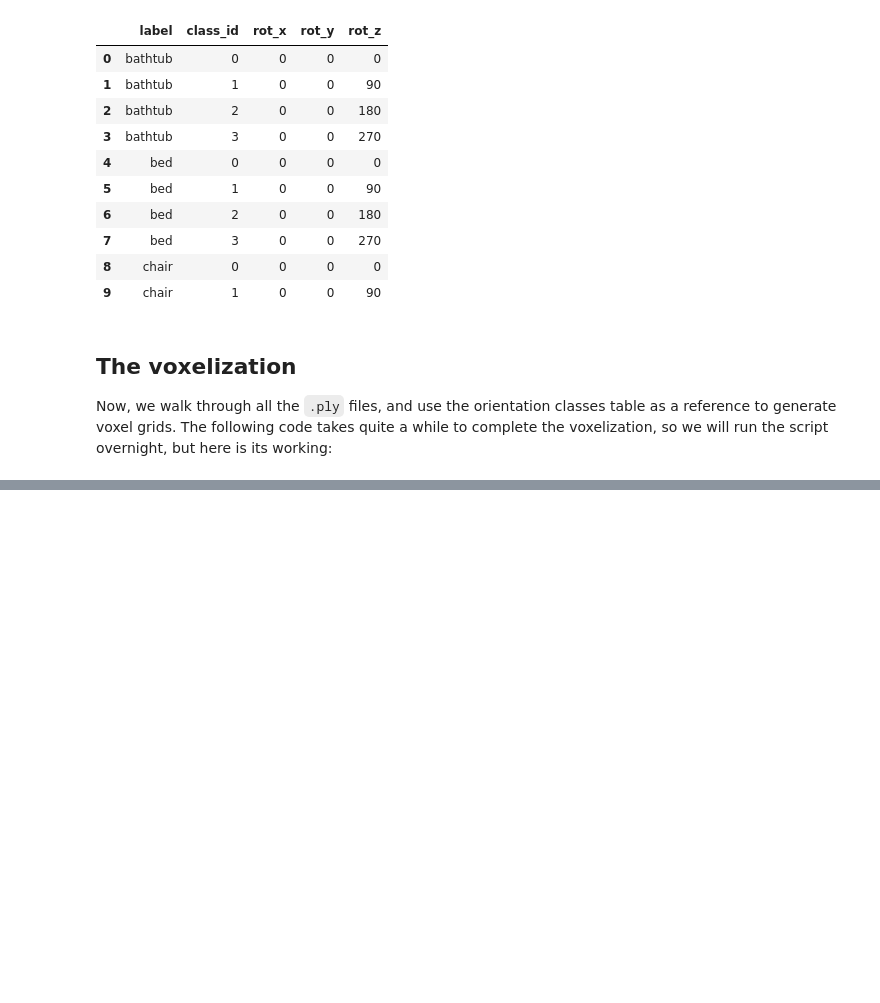
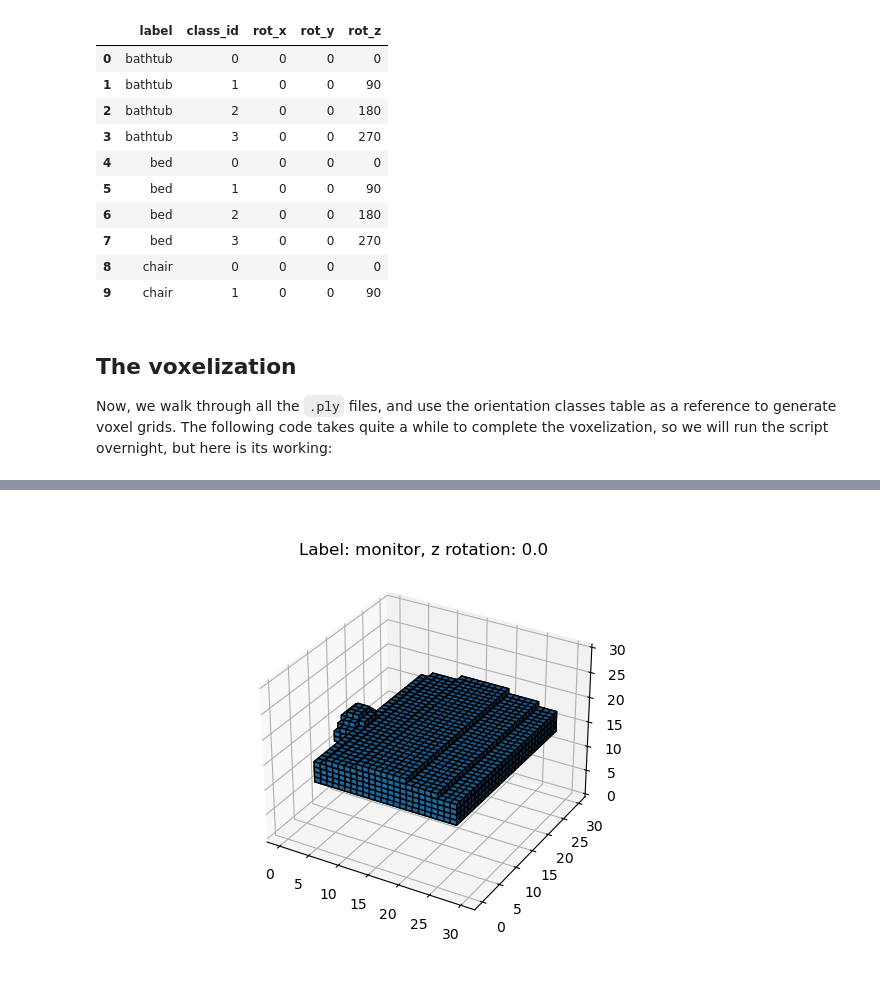
Before and after one commit to zanocrate/nndl-project, a Jupyter notebook: notebooks/2_Dataset Folder.ipynb, the cells around one changed output, grey strips where cells are left out. Saved outputs shown, nothing was run; the diff lists cells and outputs as text; code cells hidden in the pictures; blank space fills up the shorter version.

```diff
--- a/notebooks/2_Dataset Folder.ipynb
+++ b/notebooks/2_Dataset Folder.ipynb
@@ -189,0 +317,6 @@ _TO DO_
+# %%
+# load it
+metadata = pd.read_parquet(os.path.join(dataset_dir,'metadata.parquet'))
+
+# subset on the npy files
+metadata[metadata['path'].str.contains('/npy/')]
@@ -189,0 +354,16 @@ _TO DO_
+# %%
+# load a sample and plot it
+
+sample = metadata[metadata['path'].str.contains('/npy/')].sample(1)
+
+%matplotlib Widget
+
+vox_grid = np.load(sample['path'].item())
+
+ax = plt.figure().add_subplot(projection='3d')
+ax.voxels(vox_grid[0], edgecolor='k') # subset on channel dimension
+ax.set_title('Label: {}, z rotation: {}'.format(sample['label'].item(),sample['rot_z'].item()))
+
+plt.show()
+# %% [output]
+[figure, added]
```
Also changed, not shown: parts of 10 cells of this notebook, 17 other files.
